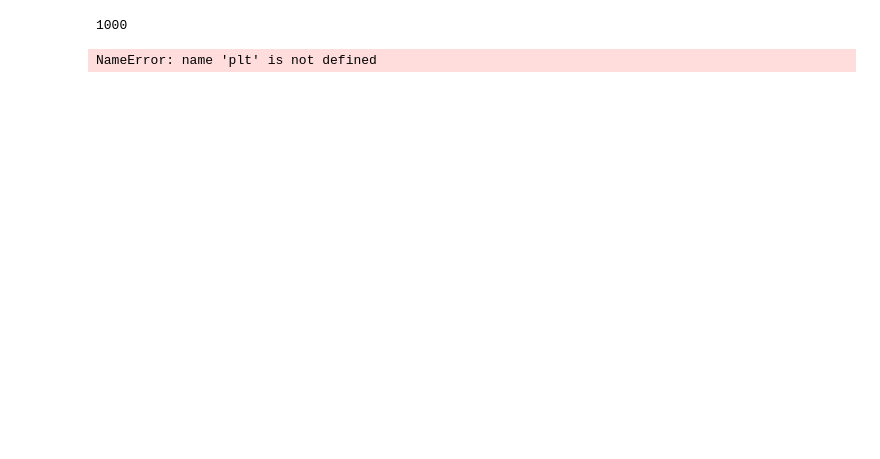
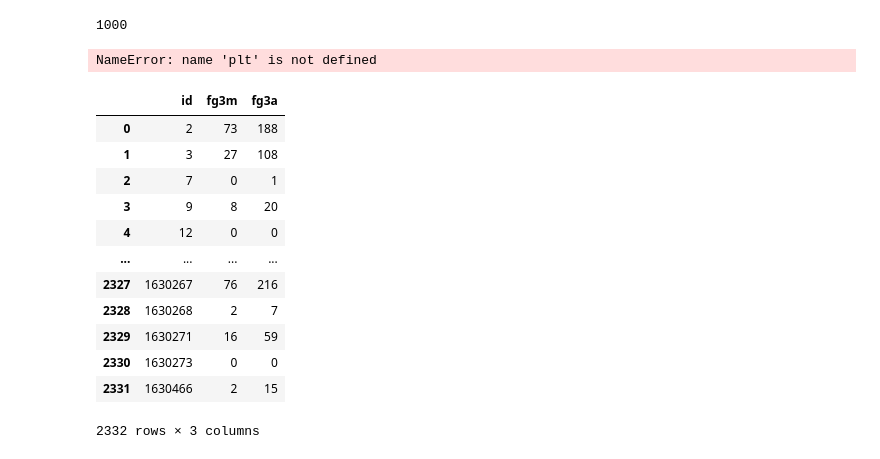
Before and after one commit to gwgundersen/rflvm, a Jupyter notebook: LatentFactor.ipynb, the cells around one changed output. Drawn from its saved outputs; the diff is of its cells as text; code cells hidden in the pictures; blank space fills up the shorter version.

```diff
--- a/LatentFactor.ipynb
+++ b/LatentFactor.ipynb
@@ -66 +66,17 @@ df_max_vals = df[["stl", "id" ]].groupby("id").max().reset_index()
+# %%
+df_max_vals
+# %% [output]
+|  | id | fg3m | fg3a |
+| 0 | 2 | 73 | 188 |
+| 1 | 3 | 27 | 108 |
+| 2 | 7 | 0 | 1 |
+| 3 | 9 | 8 | 20 |
+| 4 | 12 | 0 | 0 |
+| ... | ... | ... | ... |
+| 2327 | 1630267 | 76 | 216 |
+| 2328 | 1630268 | 2 | 7 |
+| 2329 | 1630271 | 16 | 59 |
+| 2330 | 1630273 | 0 | 0 |
+| 2331 | 1630466 | 2 | 15 |
+2332 rows × 3 columns
 # %%
```
Also changed, not shown: parts of 3 cells of this notebook, 4 other files.
